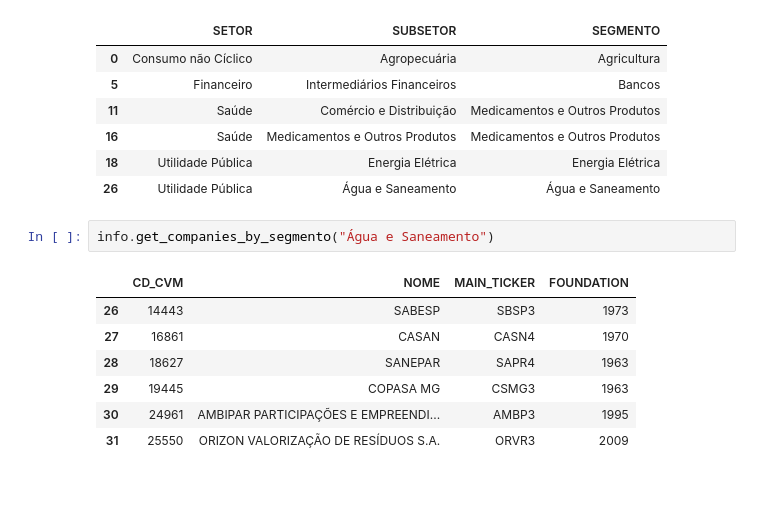
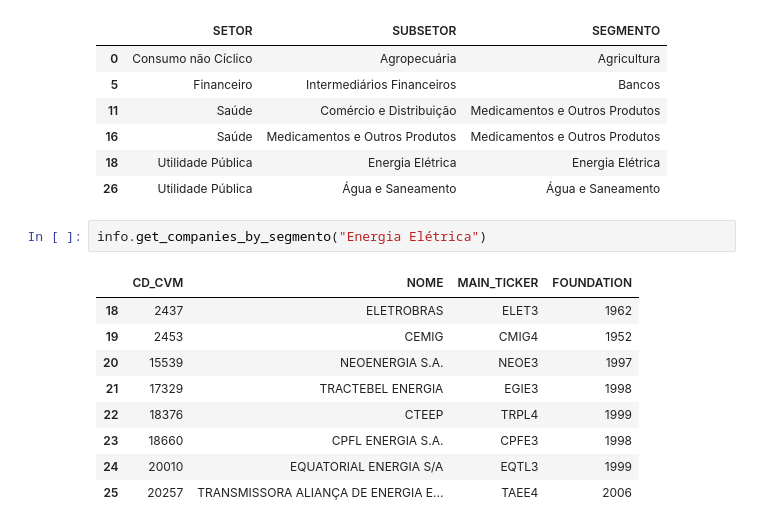
Before and after one commit to boa50/investment-analysis-etl, a Jupyter notebook: analysis/stock-analysis.ipynb, the cells around one changed output. Cells and saved outputs as stored; diff of their text form; blank space fills up the shorter version.

```diff
--- a/analysis/stock-analysis.ipynb
+++ b/analysis/stock-analysis.ipynb
@@ -19,16 +16,18 @@ info.get_sectors()
 | 16 | Saúde | Medicamentos e Outros Produtos | Medicamentos e Outros Produtos |
 | 18 | Utilidade Pública | Energia Elétrica | Energia Elétrica |
 | 26 | Utilidade Pública | Água e Saneamento | Água e Saneamento |
-# %%
-info.get_companies_by_segmento("Água e Saneamento")
-# %% [output]
-|  | CD_CVM | NOME | MAIN_TICKER | FOUNDATION |
-| 26 | 14443 | SABESP | SBSP3 | 1973 |
-| 27 | 16861 | CASAN | CASN4 | 1970 |
-| 28 | 18627 | SANEPAR | SAPR4 | 1963 |
-| 29 | 19445 | COPASA MG | CSMG3 | 1963 |
-| 30 | 24961 | AMBIPAR PARTICIPAÇÕES E EMPREENDI... | AMBP3 | 1995 |
-| 31 | 25550 | ORIZON VALORIZAÇÃO DE RESÍDUOS S.A. | ORVR3 | 2009 |
+# %%
+info.get_companies_by_segmento("Energia Elétrica")
+# %% [output]
+|  | CD_CVM | NOME | MAIN_TICKER | FOUNDATION |
+| 18 | 2437 | ELETROBRAS | ELET3 | 1962 |
+| 19 | 2453 | CEMIG | CMIG4 | 1952 |
+| 20 | 15539 | NEOENERGIA S.A. | NEOE3 | 1997 |
+| 21 | 17329 | TRACTEBEL ENERGIA | EGIE3 | 1998 |
+| 22 | 18376 | CTEEP | TRPL4 | 1999 |
+| 23 | 18660 | CPFL ENERGIA S.A. | CPFE3 | 1998 |
+| 24 | 20010 | EQUATORIAL ENERGIA S/A | EQTL3 | 1999 |
+| 25 | 20257 | TRANSMISSORA ALIANÇA DE ENERGIA E... | TAEE4 | 2006 |
 # %%
 measures.get_latest_values_by_segmento("Água e Saneamento")
 # %% [output]
```
Also changed, not shown: parts of 4 cells of this notebook.
